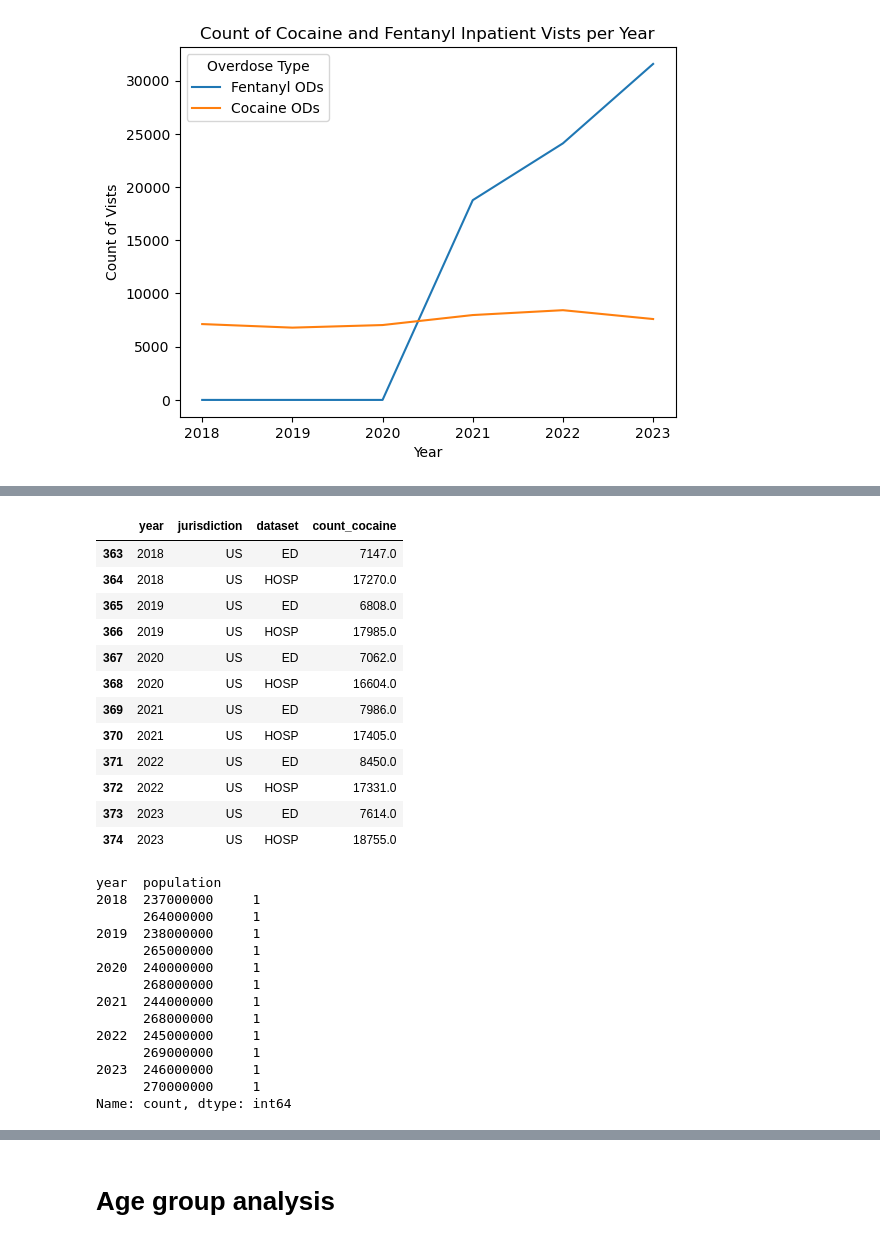
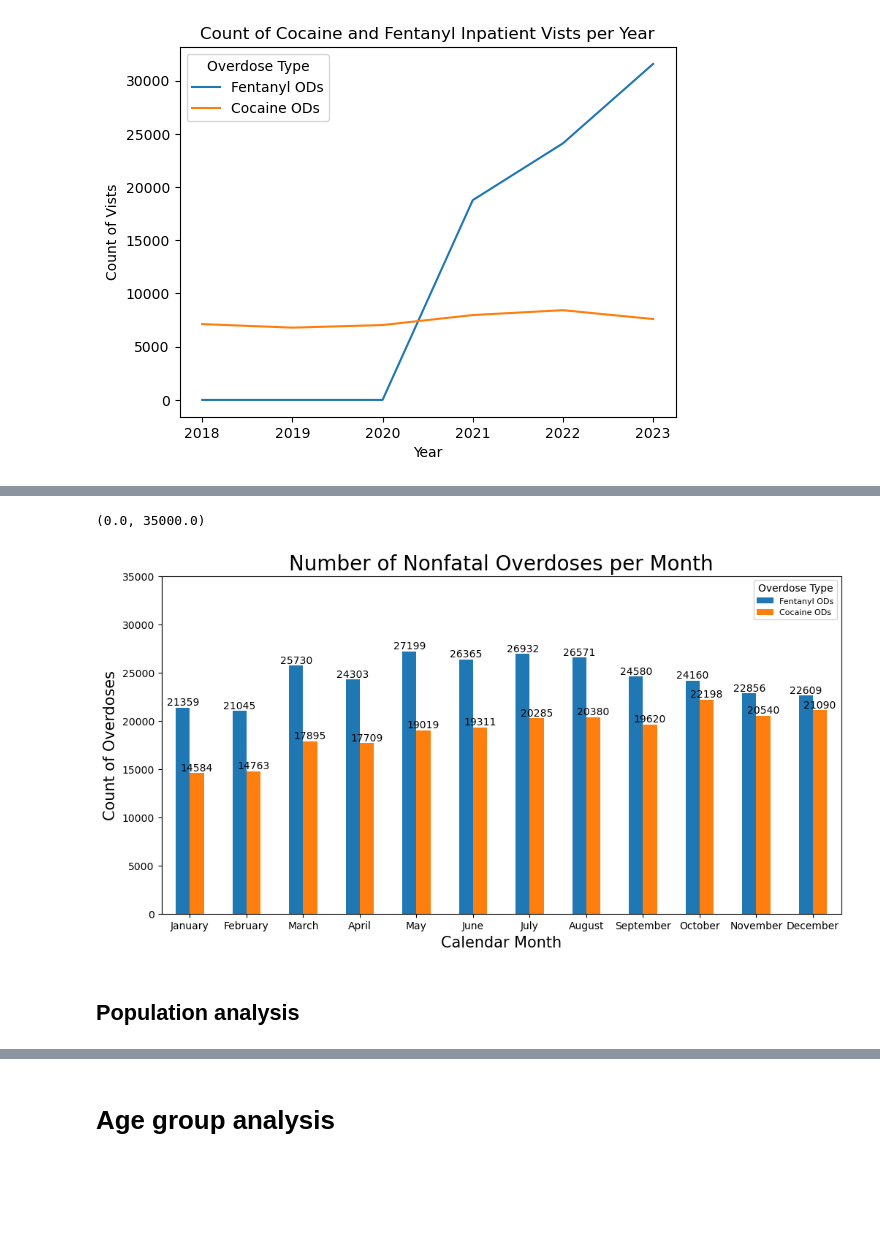
Before and after one commit to dorinajordan22/da14_capstone_2023_cocaine_and_fentanyl_analysis-, a Jupyter notebook: notebooks/2018_2023_cocaine_and_fentanyl_analysis.ipynb, the cells around one changed output, grey strips where cells are left out. Drawn from its saved outputs; the diff is of its cells as text; code cells hidden in the pictures; blank space fills up the shorter version.

```diff
--- a/notebooks/2018_2023_cocaine_and_fentanyl_analysis.ipynb
+++ b/notebooks/2018_2023_cocaine_and_fentanyl_analysis.ipynb
@@ -266,0 +312,9 @@ plt.legend((['Fentanyl ODs','Cocaine ODs']), title='Overdose Type', title_fontsi
+# %%
+per_month = (
+    er_hospital_states
+    .loc[er_hospital_states['month']!='all']
+    .groupby('month')[['count_cocaine','count_fentanyl']].sum().reset_index()
+
+)
+
+per_month
@@ -267,47 +335,21 @@ plt.legend((['Fentanyl ODs','Cocaine ODs']), title='Overdose Type', title_fontsi
+# %%
+ax= per_month.plot(x='month', y= ['count_cocaine','count_fentanyl'], kind='bar', figsize=(12,6))
+
+for container in ax.containers:
+    ax.bar_label(container, label_type='edge')
+plt.xlabel('Calendar Month', fontsize=15)
+plt.ylabel('Count of Overdoses', fontsize=15)
+plt.title('Number of Nonfatal Overdoses per Month', fontsize=20)
+plt.legend((['Fentanyl ODs','Cocaine ODs']), title='Overdose Type', title_fontsize=10, fontsize=8)
+plt.xticks([0,1,2,3,4,5,6,7,8,9,10,11], ['January','February','March','April','May','June','July','August','September','October','November','December'],rotation= 0)
+plt.ylim(bottom=0, top=35000)
+# %% [output]
+(0.0, 35000.0)
+[figure, added]
+# %% [markdown]
+## Population analysis
 # %%
-coke_us_ods= (
-    er_hospital_states
-    .loc[er_hospital_states['jurisdiction'] == 'US']
-    .loc[er_hospital_states['month'] == 'all']
-    [['year','jurisdiction','dataset','count_cocaine']]
-    #.groupby(['year'])[['dataset', 'count_cocaine']].sum().reset_index()
-)
-coke_us_ods
+coke_state_ods = er_hospital_states[
+    (er_hospital_states['jurisdiction'] != 'US') &
+    (er_hospital_states['month'] == 'all')
+].copy()
-# %% [output]
-|  | year | jurisdiction | dataset | count_cocaine |
-| 363 | 2018 | US | ED | 7147.0 |
-| 364 | 2018 | US | HOSP | 17270.0 |
-| 365 | 2019 | US | ED | 6808.0 |
-| 366 | 2019 | US | HOSP | 17985.0 |
-| 367 | 2020 | US | ED | 7062.0 |
-| 368 | 2020 | US | HOSP | 16604.0 |
-| 369 | 2021 | US | ED | 7986.0 |
-| 370 | 2021 | US | HOSP | 17405.0 |
-| 371 | 2022 | US | ED | 8450.0 |
-| 372 | 2022 | US | HOSP | 17331.0 |
-| 373 | 2023 | US | ED | 7614.0 |
-| 374 | 2023 | US | HOSP | 18755.0 |
-# %%
-pop = (
-    er_hospital_states
-    .loc[er_hospital_states['jurisdiction'] == 'US']
-    .loc[er_hospital_states['month'] == 'all']
-    #.loc[er_hospital_states['population']]
-    .groupby('year')['population'].value_counts()
-)
-pop
-# %% [output]
-year  population
-2018  237000000     1
-      264000000     1
-2019  238000000     1
-      265000000     1
-2020  240000000     1
-      268000000     1
-2021  244000000     1
-      268000000     1
-2022  245000000     1
-      269000000     1
-2023  246000000     1
-      270000000     1
-Name: count, dtype: int64
```
Also changed, not shown: parts of 37 cells of this notebook.
